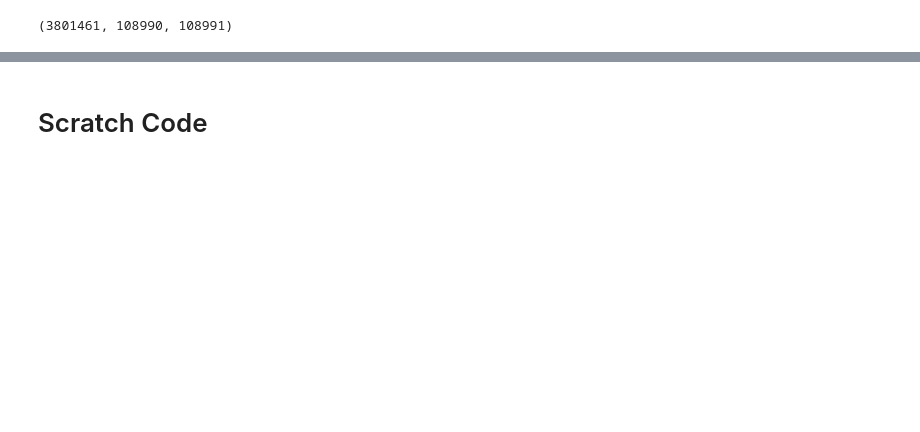
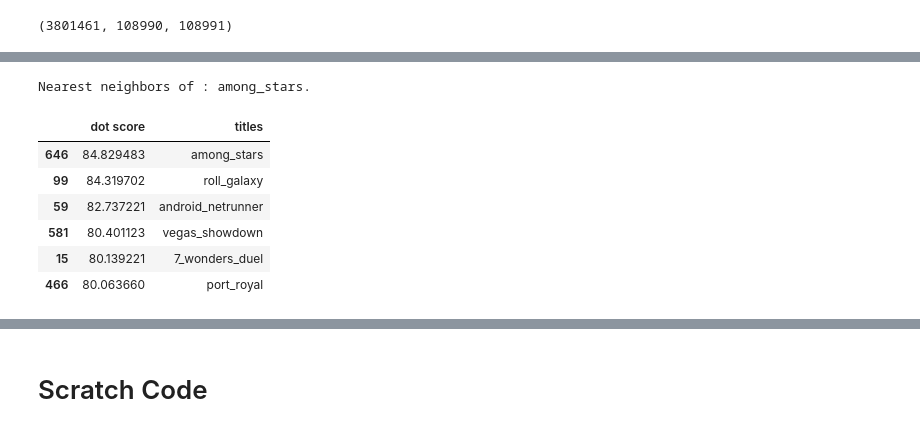
Before and after one commit to MarshallKrakauer/BGGAnalysis, a Jupyter notebook: Player Ratings.ipynb, the cells around one changed output, grey strips where cells are left out. Saved outputs shown, nothing was run; the diff lists cells and outputs as text; code cells hidden in the pictures; blank space fills up the shorter version.

```diff
--- a/Player Ratings.ipynb
+++ b/Player Ratings.ipynb
@@ -312,0 +420,11 @@ model.train(num_iterations=300, learning_rate=10.)
+# %%
+game_neighbors(model, "among_stars", DOT)
+# %% [output]
+Nearest neighbors of : among_stars.
+|  | dot score | titles |
+| 646 | 84.829483 | among_stars |
+| 99 | 84.319702 | roll_galaxy |
+| 59 | 82.737221 | android_netrunner |
+| 581 | 80.401123 | vegas_showdown |
+| 15 | 80.139221 | 7_wonders_duel |
+| 466 | 80.063660 | port_royal |
```
Also changed, not shown: parts of 14 cells of this notebook.
